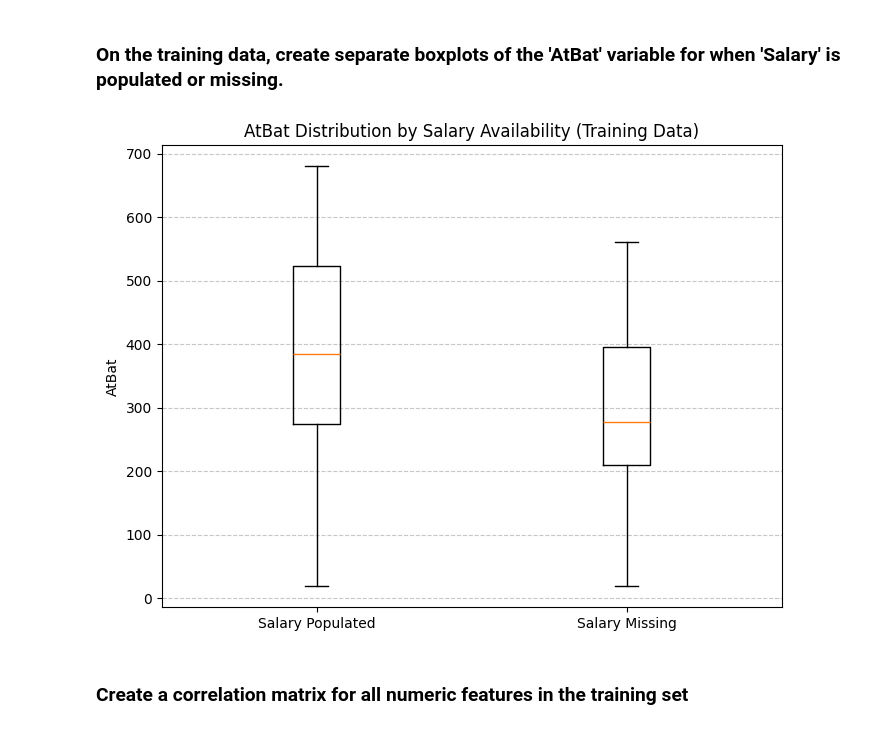
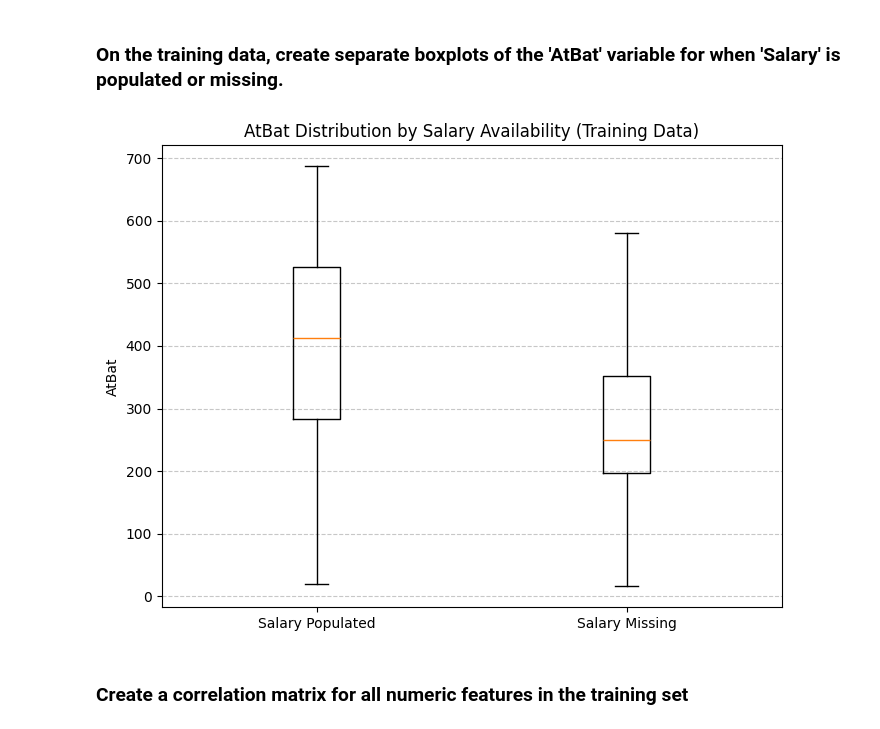
Before and after one commit to brl22020/code_2600, a Jupyter notebook: mod03_eda.ipynb, the cells around one changed output. Cells and saved outputs as stored; diff of their text form; code cells hidden in the pictures.

Commit message:
Mod03 Fix df_train/removal

```diff
--- a/mod03_eda.ipynb
+++ b/mod03_eda.ipynb
@@ -146,18 +146,18 @@ A scenario where the missing results are not reflected is whenever there are pla
 # %% [markdown]
 ### On the training data, create separate boxplots of the 'AtBat' variable for when 'Salary' is populated or missing.
 # %%
-salary_present = df_train[df_train['Salary'].notna()]['AtBat']
-salary_missing = df_train[df_train['Salary'].isna()]['AtBat']
+salary_present = Hitters[Hitters['Salary'].notna()]['AtBat']
+salary_missing = Hitters[Hitters['Salary'].isna()]['AtBat']
 
 plt.figure(figsize=(8, 6))
 plt.boxplot([salary_present, salary_missing], tick_labels=['Salary Populated', 'Salary Missing'])
 plt.title('AtBat Distribution by Salary Availability (Training Data)')
 plt.ylabel('AtBat')
 plt.grid(axis='y', linestyle='--', alpha=0.7)
 
 plt.show()
 # %% [output]
-[figure, old version]
+[figure, new version]
 # %% [markdown]
 ### Create a correlation matrix for all numeric features in the training set
 # %%
```
Also changed, not shown: parts of 1 cell of this notebook.
